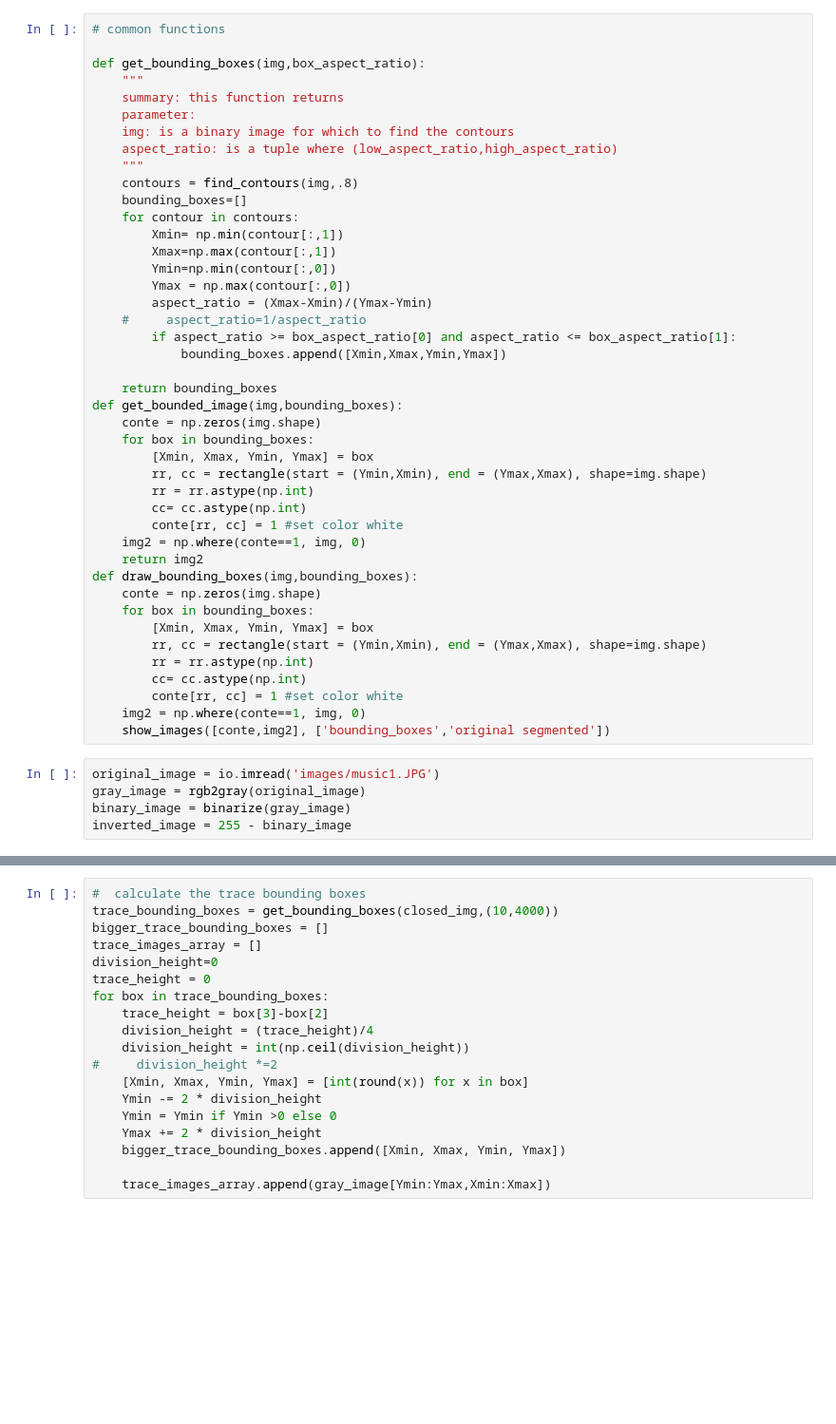
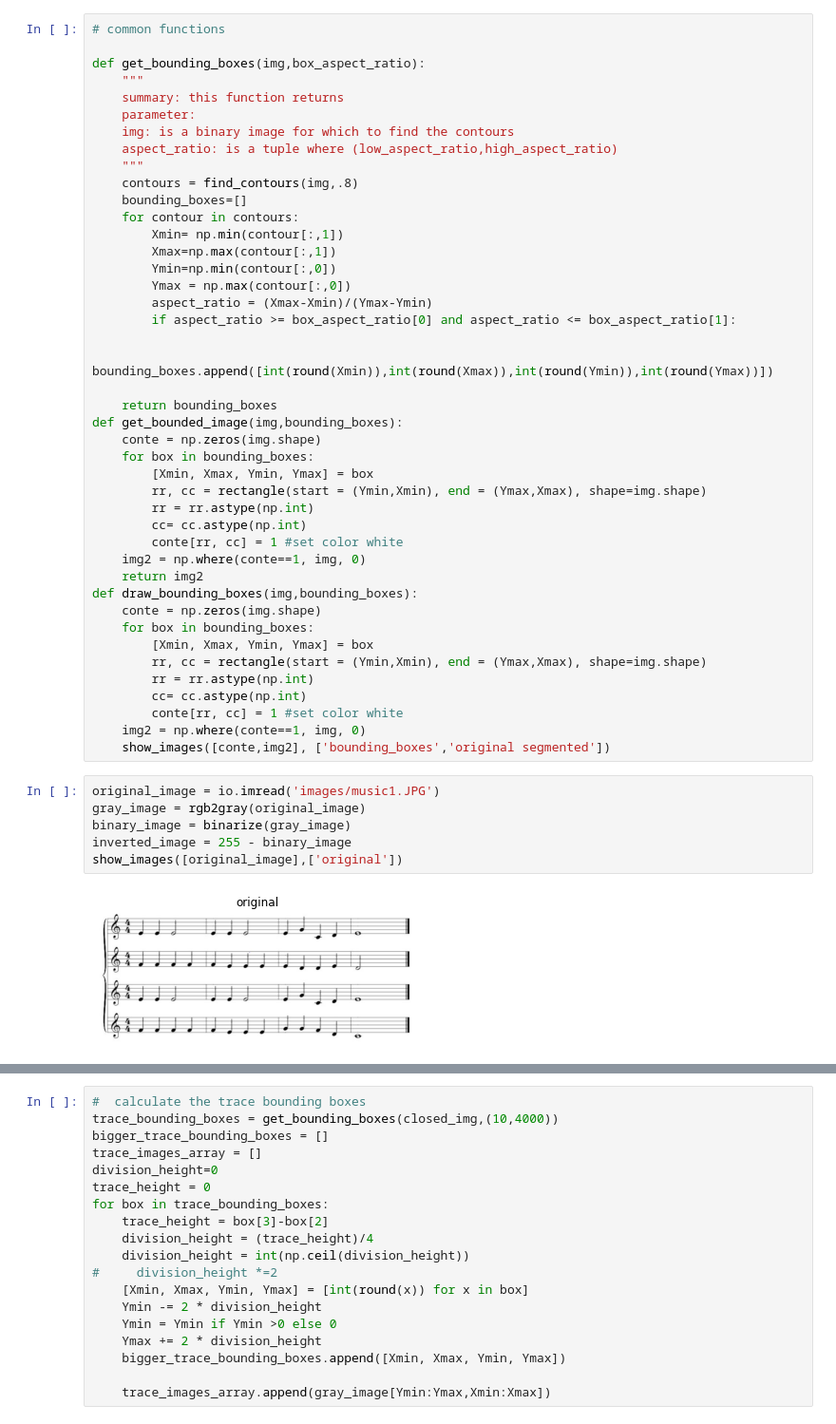
Before and after one commit to marait123/music-notes-reader, a Jupyter notebook: part1.ipynb, the cells around one changed output, grey strips where cells are left out. Shown: that part at 95% size. Saved outputs shown, nothing was run; the diff lists cells and outputs as text; blank space fills up the shorter version.

```diff
--- a/part1.ipynb
+++ b/part1.ipynb
@@ -57,9 +78,9 @@ def get_bounding_boxes(img,box_aspect_ratio):
         Ymin=np.min(contour[:,0])
         Ymax = np.max(contour[:,0])
         aspect_ratio = (Xmax-Xmin)/(Ymax-Ymin)
-    #     aspect_ratio=1/aspect_ratio
         if aspect_ratio >= box_aspect_ratio[0] and aspect_ratio <= box_aspect_ratio[1]:
-            bounding_boxes.append([Xmin,Xmax,Ymin,Ymax])
+
+            bounding_boxes.append([int(round(Xmin)),int(round(Xmax)),int(round(Ymin)),int(round(Ymax))])
 
     return bounding_boxes
 def get_bounded_image(img,bounding_boxes):
@@ -85,8 +106,11 @@ def draw_bounding_boxes(img,bounding_boxes):
 # %%
 original_image = io.imread('images/music1.JPG')
 gray_image = rgb2gray(original_image)
 binary_image = binarize(gray_image)
 inverted_image = 255 - binary_image
+show_images([original_image],['original'])
+# %% [output]
+[figure, added]
 # %%
 original_image = io.imread('images/music1.JPG')
 gray_image = rgb2gray(original_image)
```
Also changed, not shown: parts of 10 cells of this notebook.
